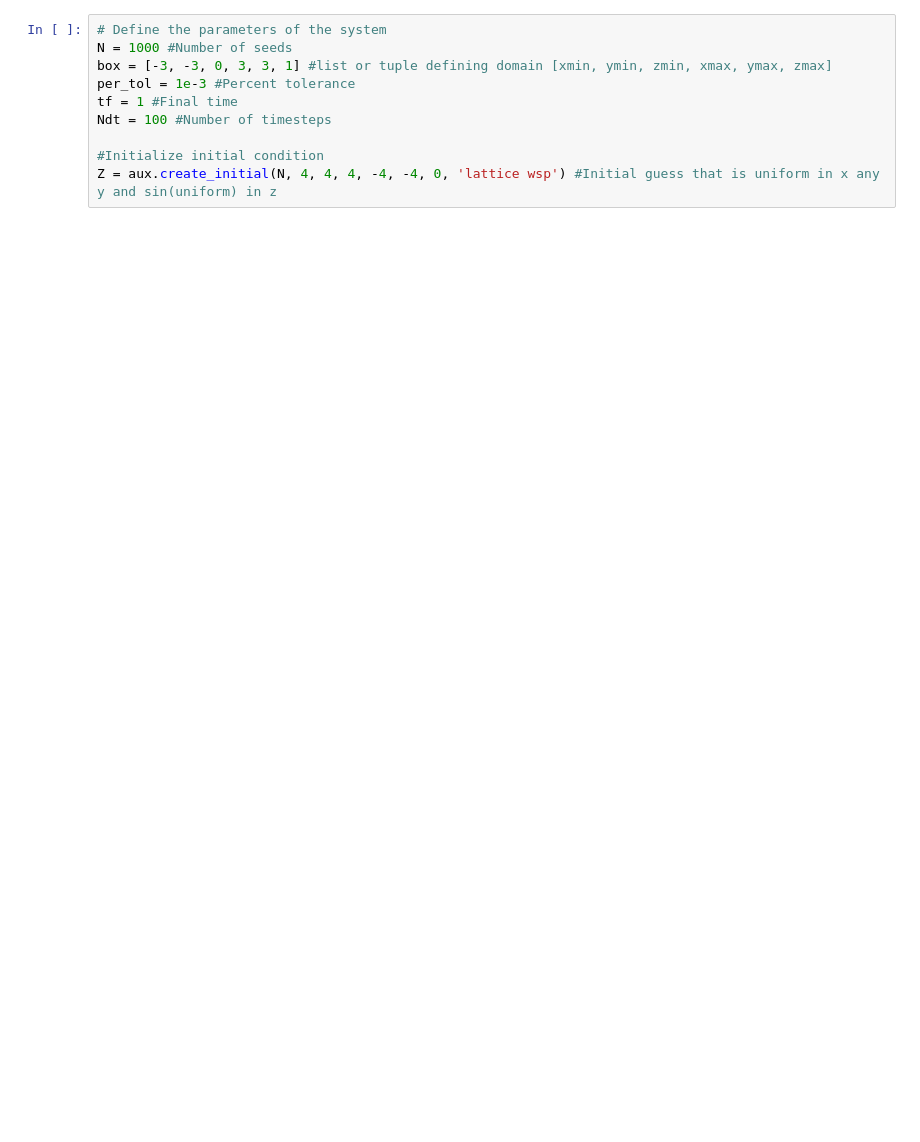
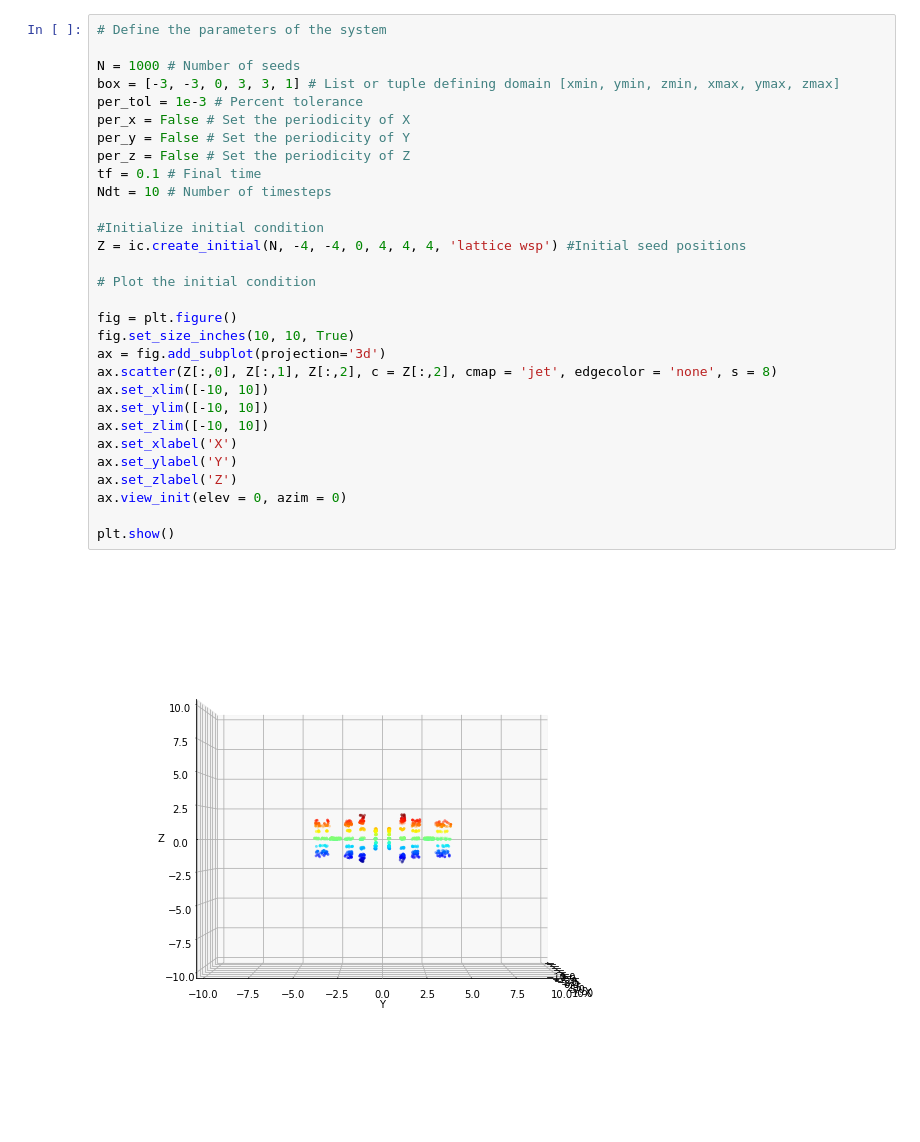
Before and after one commit to thelavier/3DIncompressibleSG, a Jupyter notebook: testspace.ipynb, the cells around one changed output. Cells and saved outputs as stored; diff of their text form; blank space fills up the shorter version.

Commit message:
refactored and updated code to include periodicity, which is not working very well atm

```diff
--- a/testspace.ipynb
+++ b/testspace.ipynb
@@ -8,11 +11,33 @@ sys.path.append("/home/s2250115/petsc/arch-linux-c-debug/lib")
 # %%
 # Define the parameters of the system
-N = 1000 #Number of seeds
-box = [-3, -3, 0, 3, 3, 1] #list or tuple defining domain [xmin, ymin, zmin, xmax, ymax, zmax]
-per_tol = 1e-3 #Percent tolerance
-tf = 1 #Final time
-Ndt = 100 #Number of timesteps
+
+N = 1000 # Number of seeds
+box = [-3, -3, 0, 3, 3, 1] # List or tuple defining domain [xmin, ymin, zmin, xmax, ymax, zmax]
+per_tol = 1e-3 # Percent tolerance
+per_x = False # Set the periodicity of X
+per_y = False # Set the periodicity of Y
+per_z = False # Set the periodicity of Z
+tf = 0.1 # Final time
+Ndt = 10 # Number of timesteps
 
 #Initialize initial condition
-Z = aux.create_initial(N, 4, 4, 4, -4, -4, 0, 'lattice wsp') #Initial guess that is uniform in x any y and sin(uniform) in z
+Z = ic.create_initial(N, -4, -4, 0, 4, 4, 4, 'lattice wsp') #Initial seed positions
+
+# Plot the initial condition
+
+fig = plt.figure()
+fig.set_size_inches(10, 10, True)
+ax = fig.add_subplot(projection='3d')
+ax.scatter(Z[:,0], Z[:,1], Z[:,2], c = Z[:,2], cmap = 'jet', edgecolor = 'none', s = 8)
+ax.set_xlim([-10, 10])
+ax.set_ylim([-10, 10])
+ax.set_zlim([-10, 10])
+ax.set_xlabel('X')
+ax.set_ylabel('Y')
+ax.set_zlabel('Z')
+ax.view_init(elev = 0, azim = 0)
+
+plt.show()
+# %% [output]
+[figure, added]
 # %%
```
Also changed, not shown: parts of 6 cells of this notebook, 11 other files.
